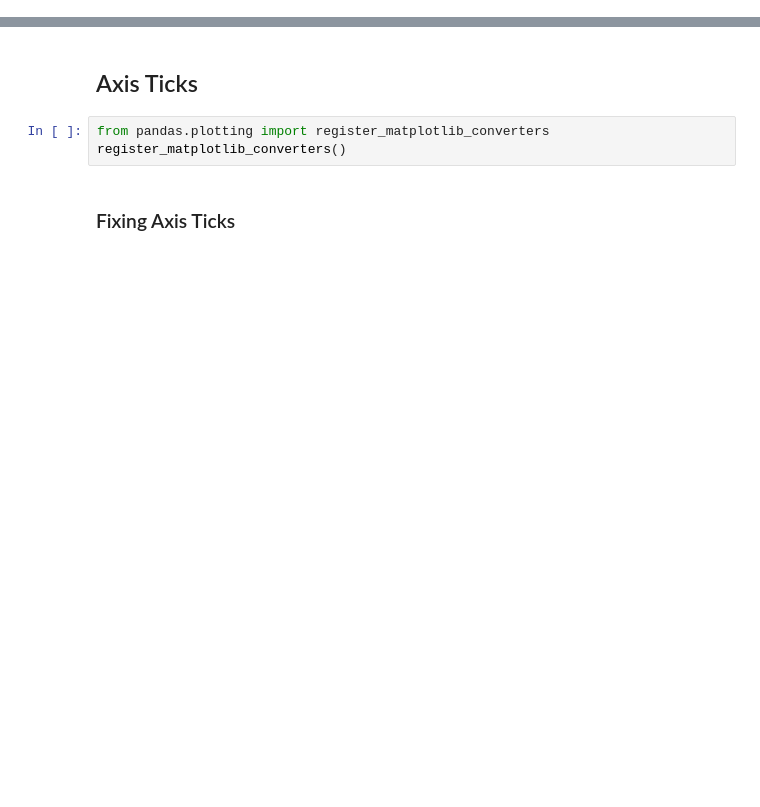
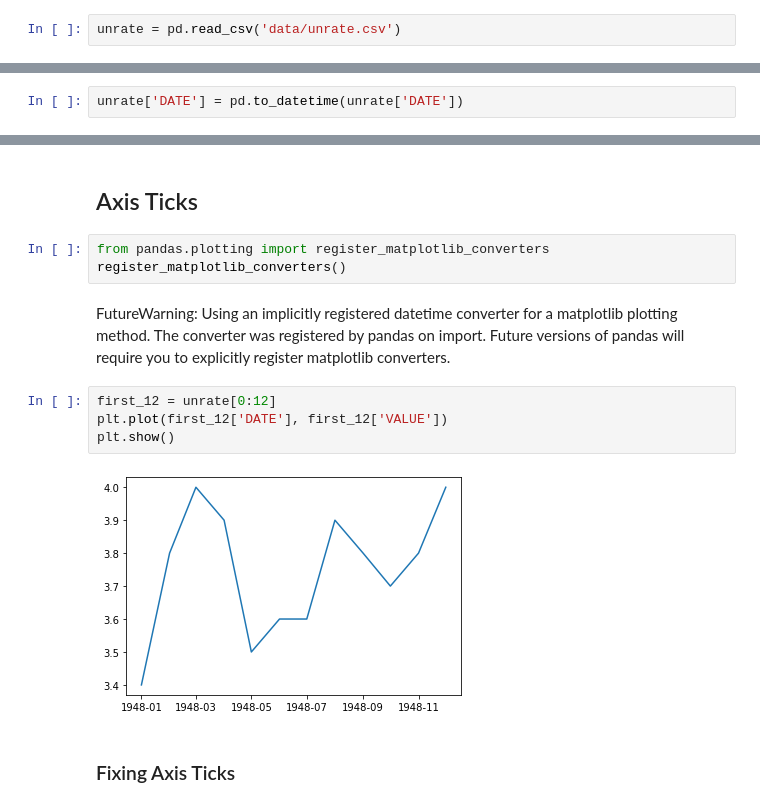
Before and after one commit to icta-tecaji/python-data-analysis-public, a Jupyter notebook: Del_05_Prikazovanje_podatkov_osnovno/05_Prikazovanje_podatkov_osnovno_CLEAN.ipynb, the cells around one changed output, grey strips where cells are left out. Saved outputs shown, nothing was run; the diff lists cells and outputs as text; blank space fills up the shorter version.

```diff
--- a/Del_05_Prikazovanje_podatkov_osnovno/05_Prikazovanje_podatkov_osnovno_CLEAN.ipynb
+++ b/Del_05_Prikazovanje_podatkov_osnovno/05_Prikazovanje_podatkov_osnovno_CLEAN.ipynb
@@ -4,3 +7,5 @@
 ## Representation Of Data
 # %% [markdown]
 ## Introduction To The Data
+# %%
+unrate = pd.read_csv('data/unrate.csv')
@@ -6,0 +31,2 @@
+# %%
+unrate['DATE'] = pd.to_datetime(unrate['DATE'])
@@ -14,5 +76,13 @@ print(f'matplotlib: {matplotlib.__version__}')
 # %%
 from pandas.plotting import register_matplotlib_converters
 register_matplotlib_converters()
+# %% [markdown]
+FutureWarning: Using an implicitly registered datetime converter for a matplotlib plotting method. The converter was registered by pandas on import. Future versions of pandas will require you to explicitly register matplotlib converters.
+# %%
+first_12 = unrate[0:12]
+plt.plot(first_12['DATE'], first_12['VALUE'])
+plt.show()
+# %% [output]
+[figure, added]
 # %% [markdown]
 ### Fixing Axis Ticks
```
Also changed, not shown: parts of 38 cells of this notebook, 1 other file.
